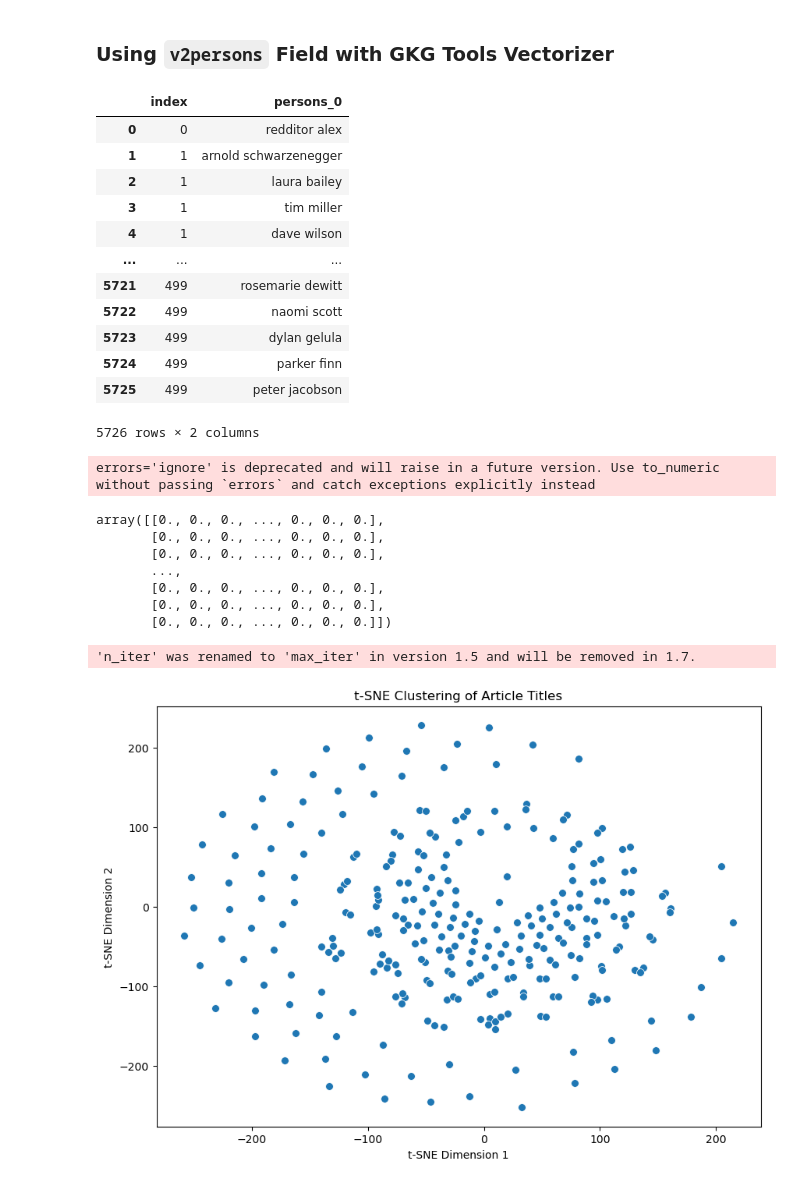
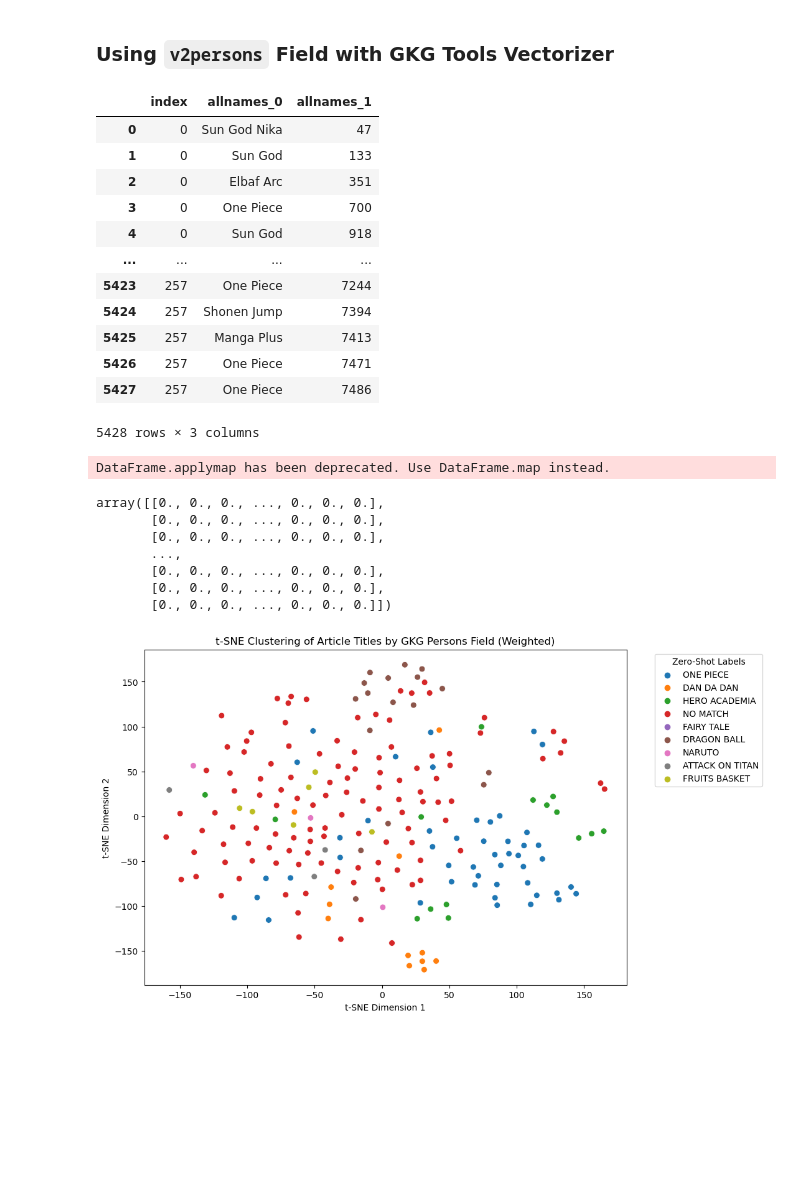
Before and after one commit to coreyddsc/gdelt_projects, a Jupyter notebook: LLM_projects/gkg_tSNE.ipynb, the cells around one changed output. Saved outputs shown, nothing was run; the diff lists cells and outputs as text; code cells hidden in the pictures; blank space fills up the shorter version.

```diff
--- a/LLM_projects/gkg_tSNE.ipynb
+++ b/LLM_projects/gkg_tSNE.ipynb
@@ -94,3 +85,7 @@ titles = gkg.parsed_urls
+# %%
+# titles = gkg.all_soup_data['Titles'].tolist()
+titles = gkg.gkg_query['title'].tolist()
+# titles = gkg.parsed_urls
 # %%
 tv = TfidfVectorizer(stop_words='english')
 f = tv.fit_transform(titles)
@@ -141,27 +128,33 @@ plt.show()
 # %% [markdown]
 ### Using `v2persons` Field with GKG Tools Vectorizer
-# %%
-gkg.parse_gkg_field('persons')
-# %% [output]
-|  | index | persons_0 |
-| 0 | 0 | redditor alex |
-| 1 | 1 | arnold schwarzenegger |
-| 2 | 1 | laura bailey |
-| 3 | 1 | tim miller |
-| 4 | 1 | dave wilson |
-| ... | ... | ... |
-| 5721 | 499 | rosemarie dewitt |
-| 5722 | 499 | naomi scott |
-| 5723 | 499 | dylan gelula |
-| 5724 | 499 | parker finn |
-| 5725 | 499 | peter jacobson |
-5726 rows × 2 columns
+# %%
+# gkg.parse_gkg_field('v2persons')
+# gkg.parse_gkg_field('persons')
+gkg.parse_gkg_field('allnames')
+# gkg.parse_gkg_field('organizations')
+# gkg.parse_gkg_field('v2themes')
+# gkg.parse_gkg_field('amounts')
+# gkg.parse_gkg_field('v2tone')
+# %% [output]
+|  | index | allnames_0 | allnames_1 |
+| 0 | 0 | Sun God Nika | 47 |
+| 1 | 0 | Sun God | 133 |
+| 2 | 0 | Elbaf Arc | 351 |
+| 3 | 0 | One Piece | 700 |
+| 4 | 0 | Sun God | 918 |
+| ... | ... | ... | ... |
+| 5423 | 257 | One Piece | 7244 |
+| 5424 | 257 | Shonen Jump | 7394 |
+| 5425 | 257 | Manga Plus | 7413 |
+| 5426 | 257 | One Piece | 7471 |
+| 5427 | 257 | One Piece | 7486 |
+5428 rows × 3 columns
 # %%
-gkg.vectorize_field()
+gkg.vectorize_field(weight='weighted')
 gkgvf_arr = gkg.vectorized_df.copy()
 gkgvf_arr.values
 # %% [output]
-errors='ignore' is deprecated and will raise in a future version. Use to_numeric without passing `errors` and catch exceptions explicitly instead
+DataFrame.applymap has been deprecated. Use DataFrame.map instead.
 array([[0., 0., 0., ..., 0., 0., 0.],
        [0., 0., 0., ..., 0., 0., 0.],
        [0., 0., 0., ..., 0., 0., 0.],
@@ -170,26 +163,30 @@ array([[0., 0., 0., ..., 0., 0., 0.],
        [0., 0., 0., ..., 0., 0., 0.],
        [0., 0., 0., ..., 0., 0., 0.]])
 # %%
-
+# titles: List of article titles
+# tfidf_matrix: TF-IDF matrix used as input for t-SNE
+# labels: List of labels for each article
+labels = gkg.gkg_query['label']
 # Step 2: Use t-SNE to reduce dimensions
-# Choose perplexity and other parameters based on the dataset size
 tsne_model = TSNE(n_components=2, perplexity=30, random_state=42, n_iter=1000)
+# tsne_results = tsne_model.fit_transform(tfidf_matrix.toarray())
 tsne_results = tsne_model.fit_transform(gkgvf_arr.values)
 
-# Step 3: Visualize the t-SNE clusters
-# Add results to a DataFrame for easy plotting
+# Step 3: Create a DataFrame for the t-SNE results
 tsne_df = pd.DataFrame(tsne_results, columns=['TSNE1', 'TSNE2'])
 tsne_df['Title'] = titles  # Optionally add titles as a label
+tsne_df['Label'] = labels  # Add labels as a new column
 
+# Step 4: Visualize with seaborn, using 'Label' as the hue to color by labels
 plt.figure(figsize=(10, 7))
-sns.scatterplot(x='TSNE1', y='TSNE2', data=tsne_df, s=50)
-plt.title("t-SNE Clustering of Article Titles")
+sns.scatterplot(x='TSNE1', y='TSNE2', hue='Label', data=tsne_df, s=50)
+plt.title("t-SNE Clustering of Article Titles by GKG Persons Field (Weighted)")
 plt.xlabel("t-SNE Dimension 1")
 plt.ylabel("t-SNE Dimension 2")
+plt.legend(title='Zero-Shot Labels', bbox_to_anchor=(1.05, 1), loc='upper left')
 plt.show()
 # %% [output]
-'n_iter' was renamed to 'max_iter' in version 1.5 and will be removed in 1.7.
-[figure, old version]
+[figure, new version]
 # %%
 import pandas as pd
 from sklearn.manifold import TSNE
```
Also changed, not shown: parts of 20 cells of this notebook, 4 other files.
